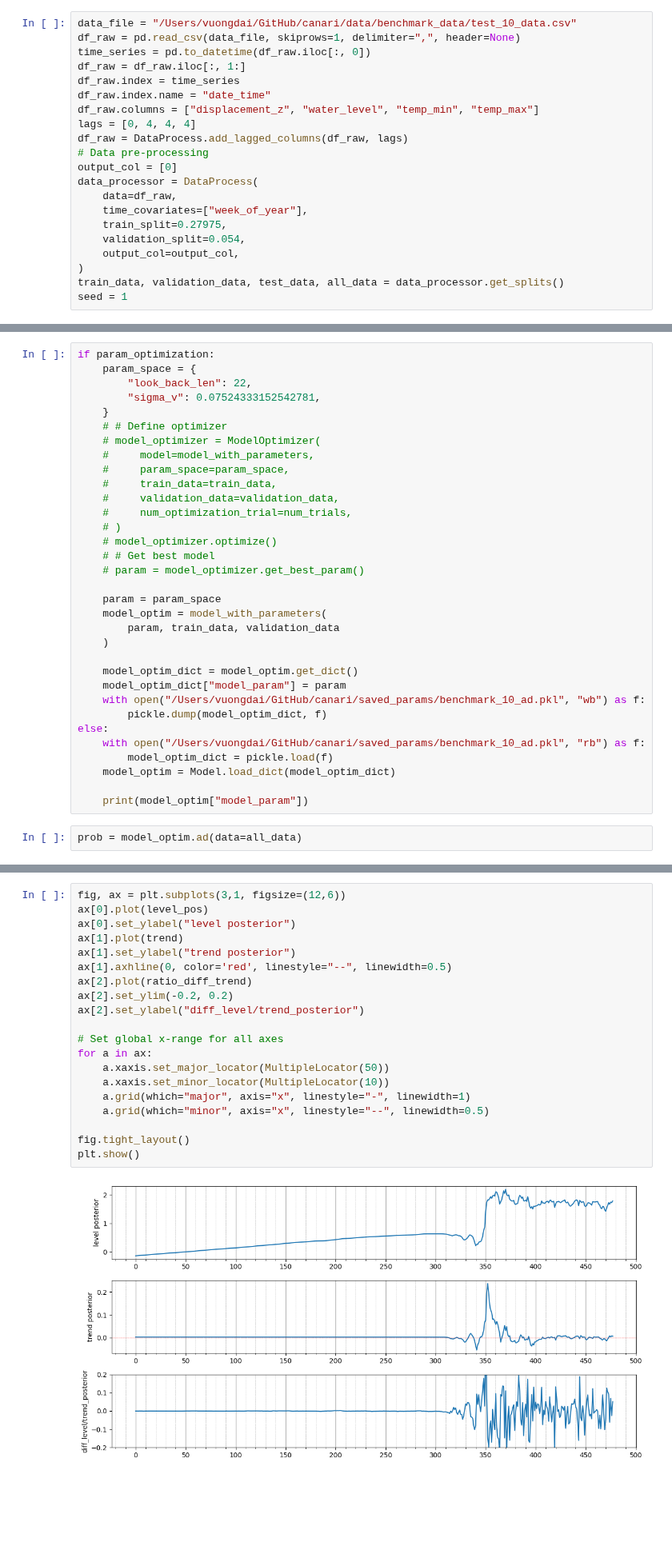
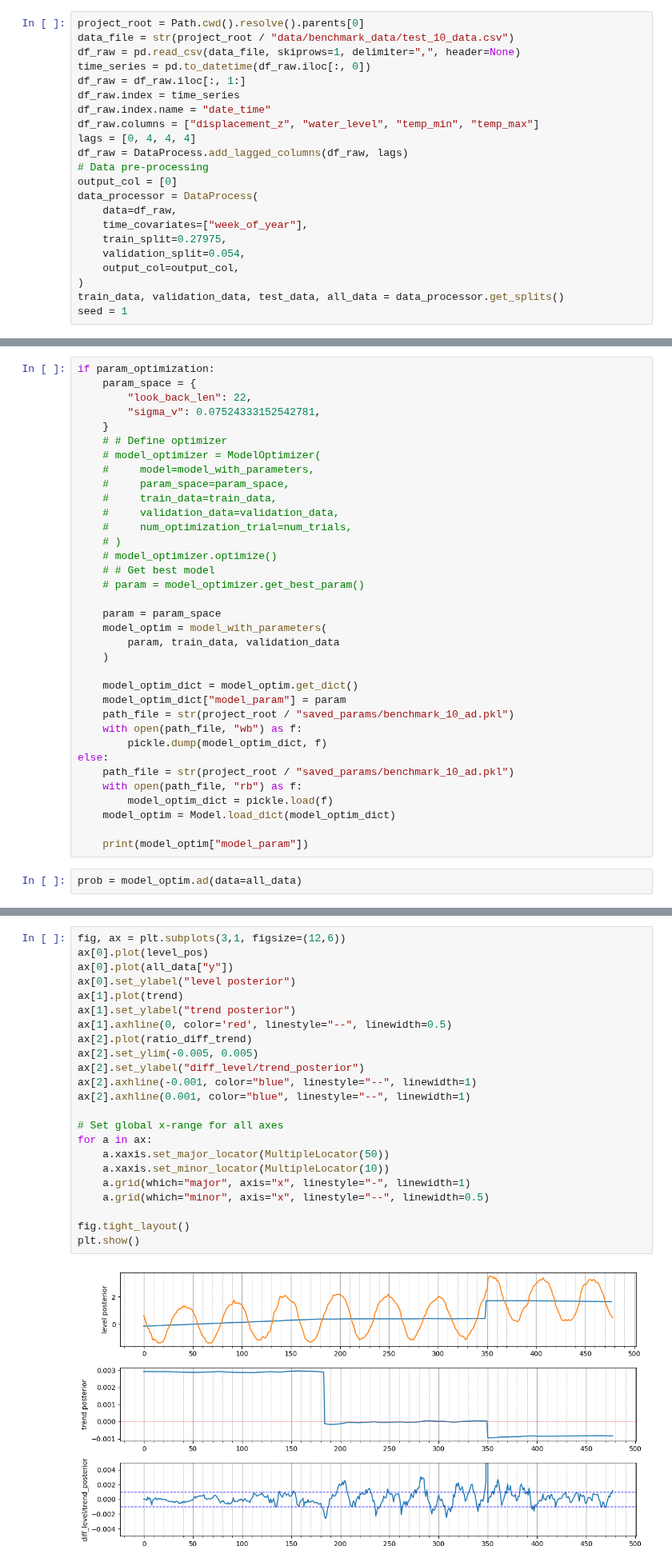
Before and after one commit to Bayes-Works/canari, a Jupyter notebook: examples/hs_compa_ad.ipynb, the cells around one changed output, grey strips where cells are left out. Shown at 80% size. Drawn from its saved outputs; the diff is of its cells as text; blank space fills up the shorter version.

Commit message:
Intervention_Bench

```diff
--- a/examples/hs_compa_ad.ipynb
+++ b/examples/hs_compa_ad.ipynb
@@ -23,7 +25,8 @@ from matplotlib.ticker import MultipleLocator
 param_optimization = True
 num_trials = 100
 # %%
-data_file = "/Users/vuongdai/GitHub/canari/data/benchmark_data/test_10_data.csv"
+project_root = Path.cwd().resolve().parents[0]
+data_file = str(project_root / "data/benchmark_data/test_10_data.csv")
 df_raw = pd.read_csv(data_file, skiprows=1, delimiter=",", header=None)
 time_series = pd.to_datetime(df_raw.iloc[:, 0])
 df_raw = df_raw.iloc[:, 1:]
@@ -124,10 +127,12 @@ if param_optimization:
 
     model_optim_dict = model_optim.get_dict()
     model_optim_dict["model_param"] = param
-    with open("/Users/vuongdai/GitHub/canari/saved_params/benchmark_10_ad.pkl", "wb") as f:
+    path_file = str(project_root / "saved_params/benchmark_10_ad.pkl")
+    with open(path_file, "wb") as f:
         pickle.dump(model_optim_dict, f)
 else:
-    with open("/Users/vuongdai/GitHub/canari/saved_params/benchmark_10_ad.pkl", "rb") as f:
+    path_file = str(project_root / "saved_params/benchmark_10_ad.pkl")
+    with open(path_file, "rb") as f:
         model_optim_dict = pickle.load(f)
     model_optim = Model.load_dict(model_optim_dict)
 
@@ -163,25 +168,28 @@ ratio_diff_trend = diff_level-trend
 # %%
 fig, ax = plt.subplots(3,1, figsize=(12,6))
 ax[0].plot(level_pos)
+ax[0].plot(all_data["y"])
 ax[0].set_ylabel("level posterior")
 ax[1].plot(trend)
 ax[1].set_ylabel("trend posterior")
 ax[1].axhline(0, color='red', linestyle="--", linewidth=0.5)
 ax[2].plot(ratio_diff_trend)
-ax[2].set_ylim(-0.2, 0.2)
+ax[2].set_ylim(-0.005, 0.005)
 ax[2].set_ylabel("diff_level/trend_posterior")
+ax[2].axhline(-0.001, color="blue", linestyle="--", linewidth=1)
+ax[2].axhline(0.001, color="blue", linestyle="--", linewidth=1)
 
 # Set global x-range for all axes
 for a in ax:
     a.xaxis.set_major_locator(MultipleLocator(50))
     a.xaxis.set_minor_locator(MultipleLocator(10))
     a.grid(which="major", axis="x", linestyle="-", linewidth=1)
     a.grid(which="minor", axis="x", linestyle="--", linewidth=0.5)
 
 fig.tight_layout()
 plt.show()
 # %% [output]
-[figure, old version]
+[figure, new version]
 # %%
 fig, ax = plot_skf_states(
     data_processor=data_processor,
```
Also changed, not shown: parts of 3 cells of this notebook, 3 other files.
